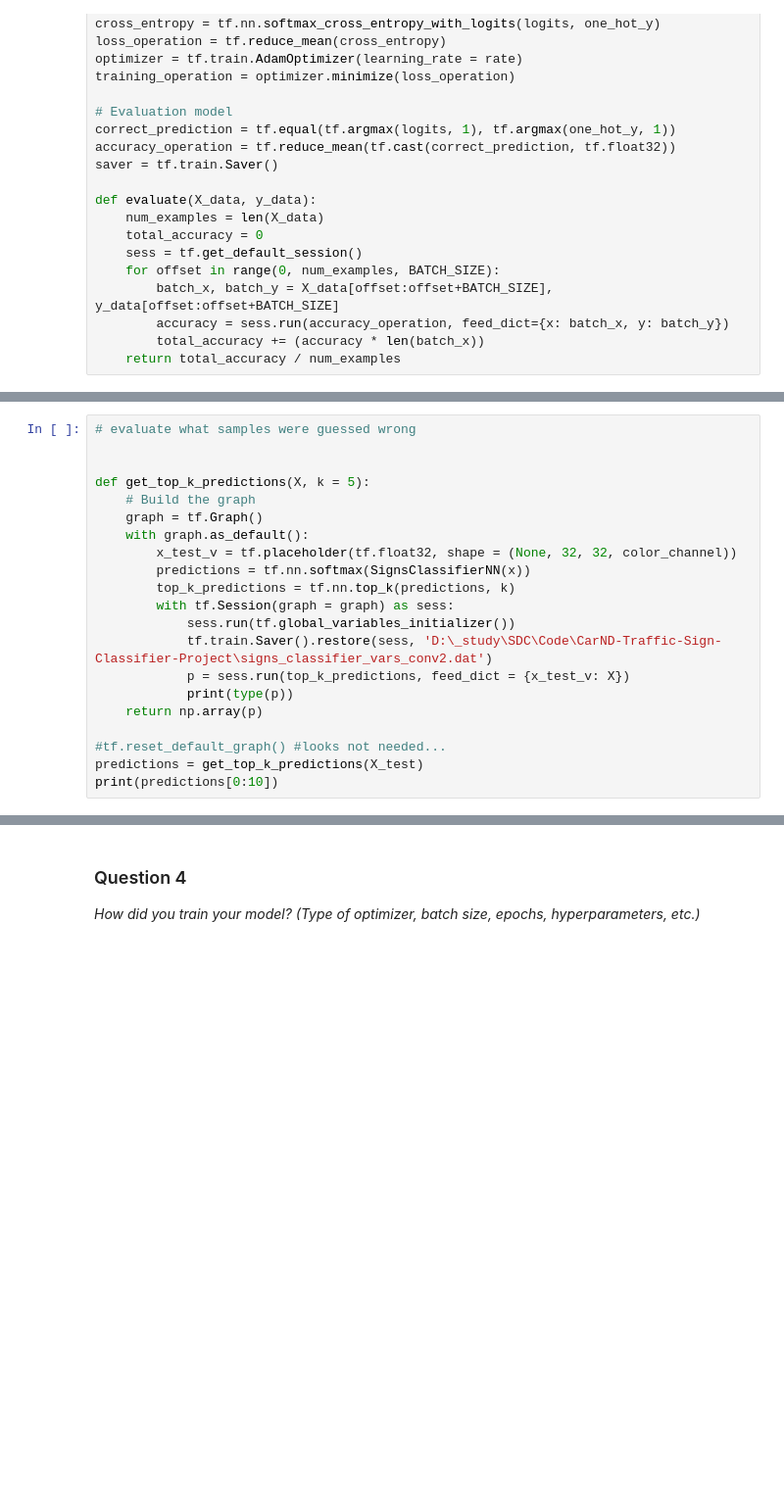
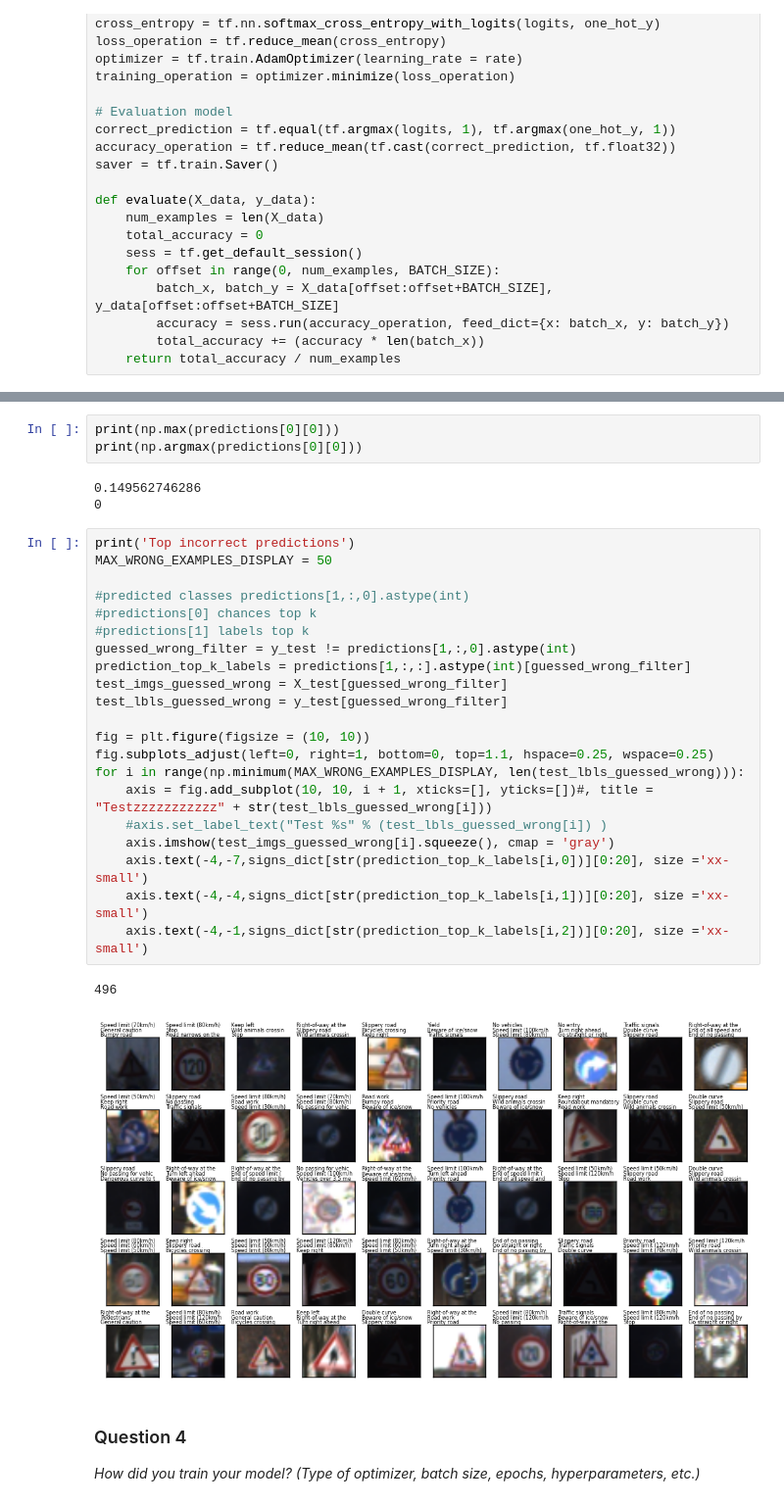
Before and after one commit to quadhd/CarND-Traffic-Sign-Classifier-Project, a Jupyter notebook: Traffic_Sign_Classifier.ipynb, the cells around one changed output, grey strips where cells are left out. Shown at 98% size. Cells and saved outputs as stored; diff of their text form; blank space fills up the shorter version.

```diff
--- a/Traffic_Sign_Classifier.ipynb
+++ b/Traffic_Sign_Classifier.ipynb
@@ -435,21 +552,0 @@ print(predictions[0:10])
-# %%
-# evaluate what samples were guessed wrong
-
-
-def get_top_k_predictions(X, k = 5):
-    # Build the graph
-    graph = tf.Graph()
-    with graph.as_default():
-        x_test_v = tf.placeholder(tf.float32, shape = (None, 32, 32, color_channel))
-        predictions = tf.nn.softmax(SignsClassifierNN(x))
-        top_k_predictions = tf.nn.top_k(predictions, k)
-        with tf.Session(graph = graph) as sess:
-            sess.run(tf.global_variables_initializer())
-            tf.train.Saver().restore(sess, 'D:\_study\SDC\Code\CarND-Traffic-Sign-Classifier-Project\signs_classifier_vars_conv2.dat')
-            p = sess.run(top_k_predictions, feed_dict = {x_test_v: X})
-            print(type(p))
-    return np.array(p)
-
-#tf.reset_default_graph() #looks not needed...
-predictions = get_top_k_predictions(X_test)
-print(predictions[0:10])
@@ -458,3 +563,33 @@ ValueError: Tensor("wconv1:0", shape=(5, 5, 1, 32), dtype=float32_ref) must be f
+# %%
+print(np.max(predictions[0][0]))
+print(np.argmax(predictions[0][0]))
+# %% [output]
+0.149562746286
+0
+# %%
+print('Top incorrect predictions')
+MAX_WRONG_EXAMPLES_DISPLAY = 50
+
+#predicted classes predictions[1,:,0].astype(int)
+#predictions[0] chances top k
+#predictions[1] labels top k
+guessed_wrong_filter = y_test != predictions[1,:,0].astype(int)
+prediction_top_k_labels = predictions[1,:,:].astype(int)[guessed_wrong_filter]
+test_imgs_guessed_wrong = X_test[guessed_wrong_filter]
+test_lbls_guessed_wrong = y_test[guessed_wrong_filter]
+
+fig = plt.figure(figsize = (10, 10))
+fig.subplots_adjust(left=0, right=1, bottom=0, top=1.1, hspace=0.25, wspace=0.25)
+for i in range(np.minimum(MAX_WRONG_EXAMPLES_DISPLAY, len(test_lbls_guessed_wrong))):
+    axis = fig.add_subplot(10, 10, i + 1, xticks=[], yticks=[])#, title = "Testzzzzzzzzzzz" + str(test_lbls_guessed_wrong[i]))
+    #axis.set_label_text("Test %s" % (test_lbls_guessed_wrong[i]) )
+    axis.imshow(test_imgs_guessed_wrong[i].squeeze(), cmap = 'gray')
+    axis.text(-4,-7,signs_dict[str(prediction_top_k_labels[i,0])][0:20], size ='xx-small')
+    axis.text(-4,-4,signs_dict[str(prediction_top_k_labels[i,1])][0:20], size ='xx-small')
+    axis.text(-4,-1,signs_dict[str(prediction_top_k_labels[i,2])][0:20], size ='xx-small')
+# %% [output]
+496
+[figure, added]
 # %% [markdown]
 ### Question 4
 
```
Also changed, not shown: parts of 14 cells of this notebook, 1 other file.
